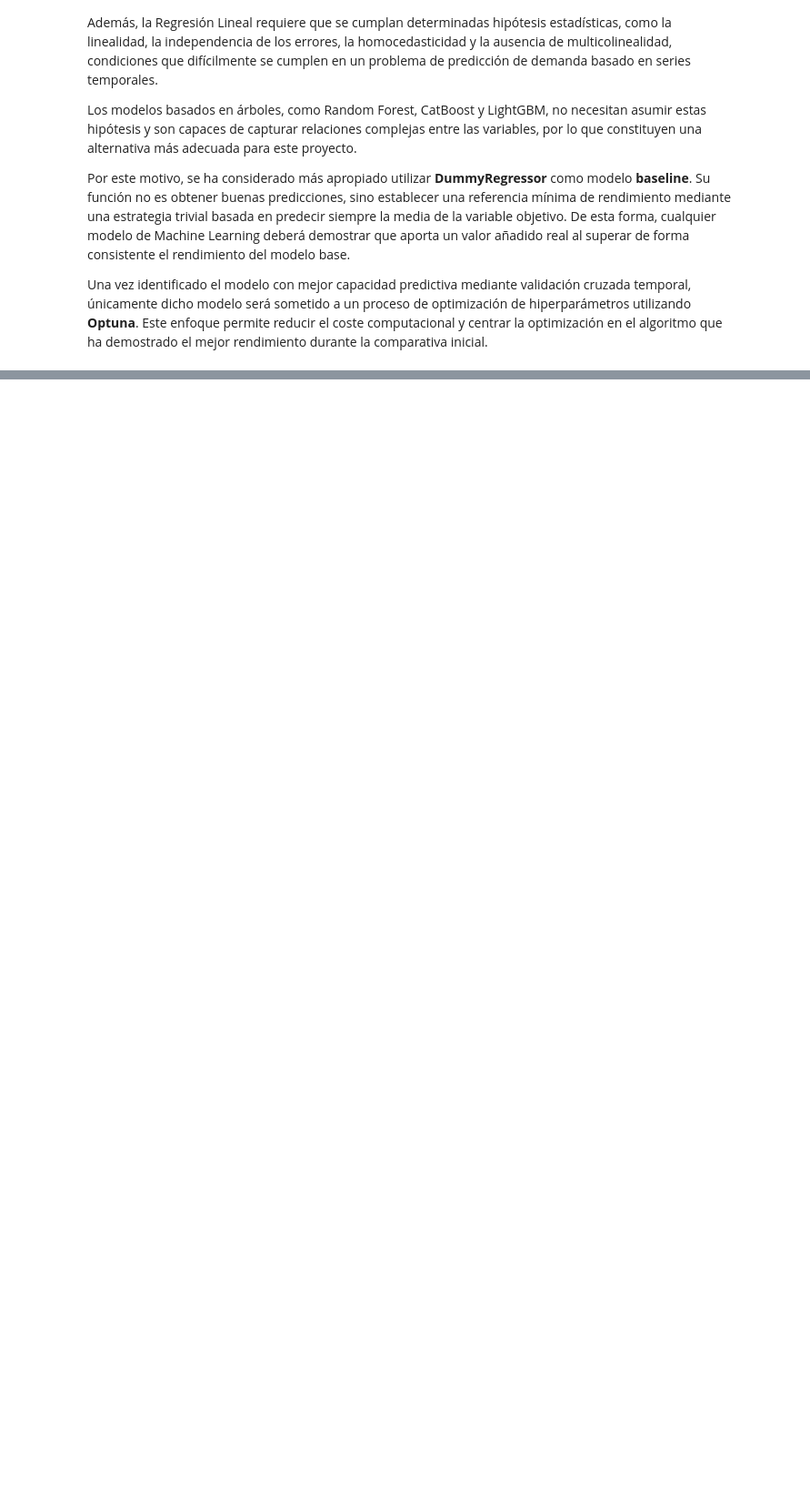
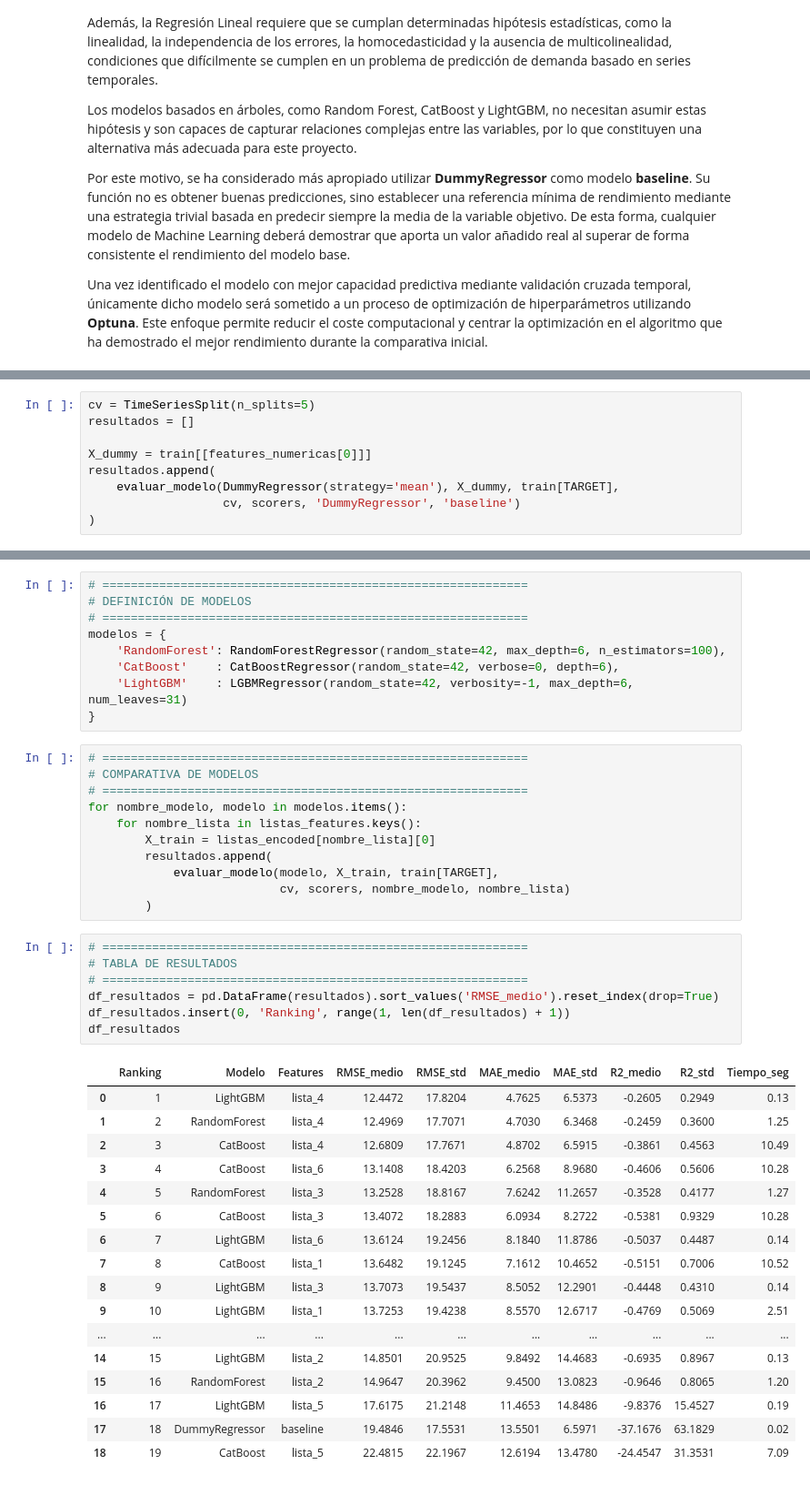
Before and after one commit to terelopdel-sketch/ML_Trazos_y_hojas, a Jupyter notebook: src/notebooks/Modeling.ipynb, the cells around one changed output, grey strips where cells are left out. Shown at 91% size. Cells and saved outputs as stored; diff of their text form; blank space fills up the shorter version.

```diff
--- a/src/notebooks/Modeling.ipynb
+++ b/src/notebooks/Modeling.ipynb
@@ -1365,0 +1409,9 @@ sys.path.append('src/utils')
+# %%
+cv = TimeSeriesSplit(n_splits=5)
+resultados = []
+
+X_dummy = train[[features_numericas[0]]]
+resultados.append(
+    evaluar_modelo(DummyRegressor(strategy='mean'), X_dummy, train[TARGET],
+                   cv, scorers, 'DummyRegressor', 'baseline')
+)
@@ -1365,0 +1420,45 @@ sys.path.append('src/utils')
+# %%
+# ============================================================
+# DEFINICIÓN DE MODELOS
+# ============================================================
+modelos = {
+    'RandomForest': RandomForestRegressor(random_state=42, max_depth=6, n_estimators=100),
+    'CatBoost'    : CatBoostRegressor(random_state=42, verbose=0, depth=6),
+    'LightGBM'    : LGBMRegressor(random_state=42, verbosity=-1, max_depth=6, num_leaves=31)
+}
+# %%
+# ============================================================
+# COMPARATIVA DE MODELOS
+# ============================================================
+for nombre_modelo, modelo in modelos.items():
+    for nombre_lista in listas_features.keys():
+        X_train = listas_encoded[nombre_lista][0]
+        resultados.append(
+            evaluar_modelo(modelo, X_train, train[TARGET],
+                           cv, scorers, nombre_modelo, nombre_lista)
+        )
+# %%
+# ============================================================
+# TABLA DE RESULTADOS
+# ============================================================
+df_resultados = pd.DataFrame(resultados).sort_values('RMSE_medio').reset_index(drop=True)
+df_resultados.insert(0, 'Ranking', range(1, len(df_resultados) + 1))
+df_resultados
+# %% [output]
+|  | Ranking | Modelo | Features | RMSE_medio | RMSE_std | MAE_medio | MAE_std | R2_medio | R2_std | Tiempo_seg |
+| 0 | 1 | LightGBM | lista_4 | 12.4472 | 17.8204 | 4.7625 | 6.5373 | -0.2605 | 0.2949 | 0.13 |
+| 1 | 2 | RandomForest | lista_4 | 12.4969 | 17.7071 | 4.7030 | 6.3468 | -0.2459 | 0.3600 | 1.25 |
+| 2 | 3 | CatBoost | lista_4 | 12.6809 | 17.7671 | 4.8702 | 6.5915 | -0.3861 | 0.4563 | 10.49 |
+| 3 | 4 | CatBoost | lista_6 | 13.1408 | 18.4203 | 6.2568 | 8.9680 | -0.4606 | 0.5606 | 10.28 |
+| 4 | 5 | RandomForest | lista_3 | 13.2528 | 18.8167 | 7.6242 | 11.2657 | -0.3528 | 0.4177 | 1.27 |
+| 5 | 6 | CatBoost | lista_3 | 13.4072 | 18.2883 | 6.0934 | 8.2722 | -0.5381 | 0.9329 | 10.28 |
+| 6 | 7 | LightGBM | lista_6 | 13.6124 | 19.2456 | 8.1840 | 11.8786 | -0.5037 | 0.4487 | 0.14 |
+| 7 | 8 | CatBoost | lista_1 | 13.6482 | 19.1245 | 7.1612 | 10.4652 | -0.5151 | 0.7006 | 10.52 |
+| 8 | 9 | LightGBM | lista_3 | 13.7073 | 19.5437 | 8.5052 | 12.2901 | -0.4448 | 0.4310 | 0.14 |
+| 9 | 10 | LightGBM | lista_1 | 13.7253 | 19.4238 | 8.5570 | 12.6717 | -0.4769 | 0.5069 | 2.51 |
+| ... | ... | ... | ... | ... | ... | ... | ... | ... | ... | ... |
+| 14 | 15 | LightGBM | lista_2 | 14.8501 | 20.9525 | 9.8492 | 14.4683 | -0.6935 | 0.8967 | 0.13 |
+| 15 | 16 | RandomForest | lista_2 | 14.9647 | 20.3962 | 9.4500 | 13.0823 | -0.9646 | 0.8065 | 1.20 |
+| 16 | 17 | LightGBM | lista_5 | 17.6175 | 21.2148 | 11.4653 | 14.8486 | -9.8376 | 15.4527 | 0.19 |
+| 17 | 18 | DummyRegressor | baseline | 19.4846 | 17.5531 | 13.5501 | 6.5971 | -37.1676 | 63.1829 | 0.02 |
+| 18 | 19 | CatBoost | lista_5 | 22.4815 | 22.1967 | 12.6194 | 13.4780 | -24.4547 | 31.3531 | 7.09 |
```
Also changed, not shown: parts of 11 cells of this notebook, 5 other files.
